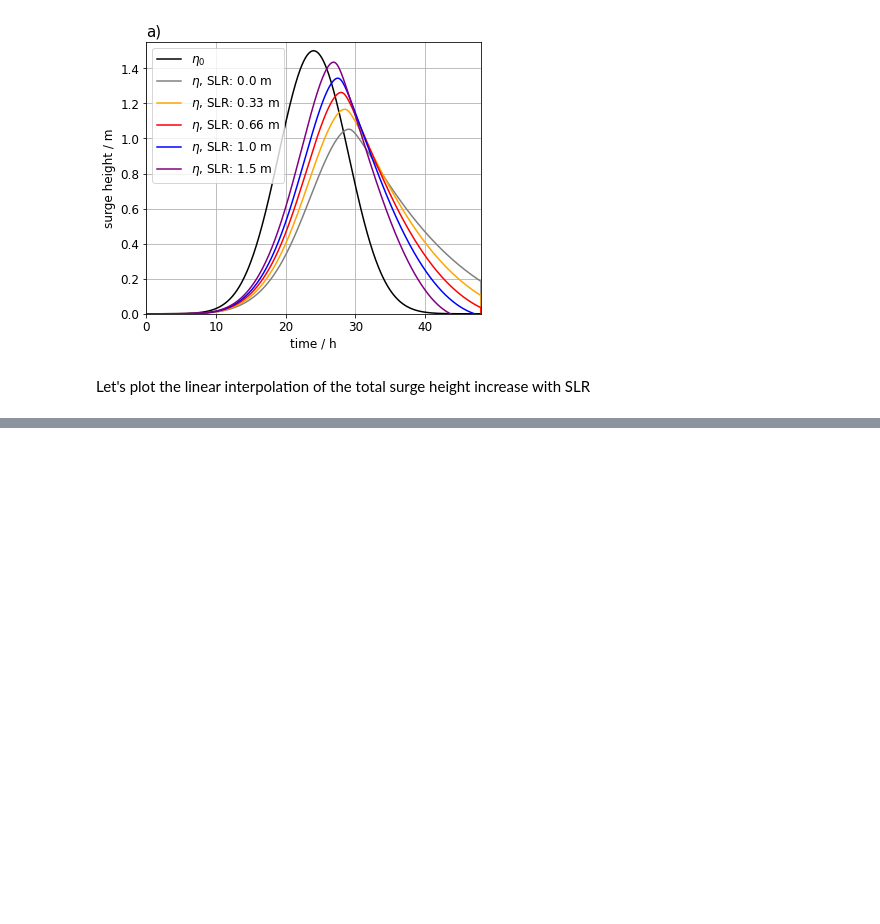
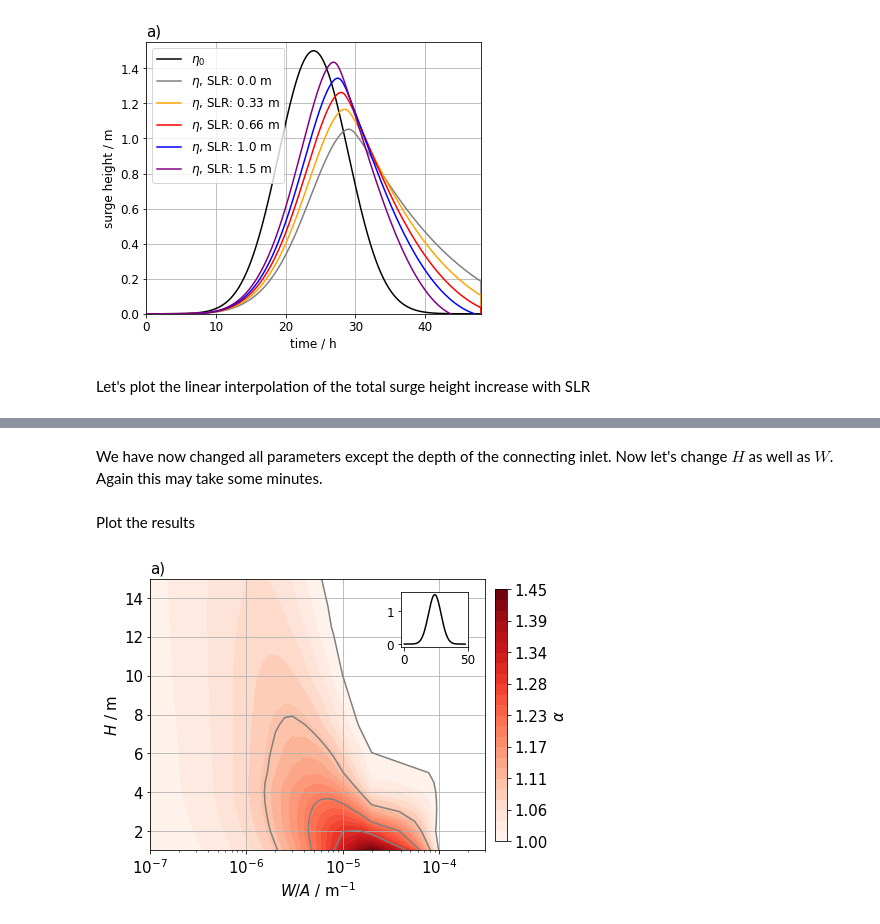
Before and after one commit to MarvinLorenz/Lagoon_surge_model, a Jupyter notebook: Lagoon_surges.ipynb, the cells around one changed output, grey strips where cells are left out. Saved outputs shown, nothing was run; the diff lists cells and outputs as text; code cells hidden in the pictures; blank space fills up the shorter version.

```diff
--- a/Lagoon_surges.ipynb
+++ b/Lagoon_surges.ipynb
@@ -74,0 +180,2 @@ Text(1.25, 0.8, 'non linear effect')
+# %% [markdown]
+We have now changed all parameters except the depth of the connecting inlet. Now let's change $H$ as well as $W$. Again this may take some minutes.
@@ -74,0 +223,40 @@ Text(1.25, 0.8, 'non linear effect')
+# %% [markdown]
+Plot the results
+# %%
+import matplotlib.pyplot as plt
+
+fig,ax=plt.subplots(1,1,figsize=(6,5))
+
+levels_contf = np.linspace(1.0,1.45,25,endpoint=True)
+fs=15
+
+ax.set_title('a)',loc='left',fontsize=15.0)
+ax.grid('on')
+ax.set_xscale('log')
+
+#prepare the contourf plot
+pc=ax.contourf(W/A,H,np.reshape(slope_ar,(len(H),len(W))),cmap='Reds',levels=levels_contf)
+
+#contour alpha for 1.0, 1.1, 1.2, 1.3
+cs=ax.contour(W/A,H,np.reshape(slope_ar,(len(H),len(W))),levels=np.array([1.0,1.1,1.2,1.3]),colors='grey')
+
+ax.set_xlim(1e-07,3e-04)
+ax.set_ylim(H[0],15)
+ax.set_xlabel('$W/A$ / m$^{-1}$',fontsize=fs)
+ax.set_ylabel('$H$ / m',fontsize=fs)
+ax.tick_params(labelsize=fs)
+
+#colorbar
+axcolorbar=fig.add_axes([0.2, 0.15, 0.85, 0.7])
+axcolorbar.axis('off')
+cbar = plt.colorbar(pc,label='$\\alpha$',ax=axcolorbar,format='%.2f')
+cbar.ax.tick_params(labelsize=fs)
+cbar.set_label('$\\alpha$',fontsize=fs)
+
+#inset with prescribed surge
+ins = ax.inset_axes([0.75,0.75,0.2,0.2])
+ins.plot(t/3600.0 , eta_0,color='k')
+
+plt.show()
+# %% [output]
+[figure, added]
```
Also changed, not shown: parts of 12 cells of this notebook, 1 other file.
